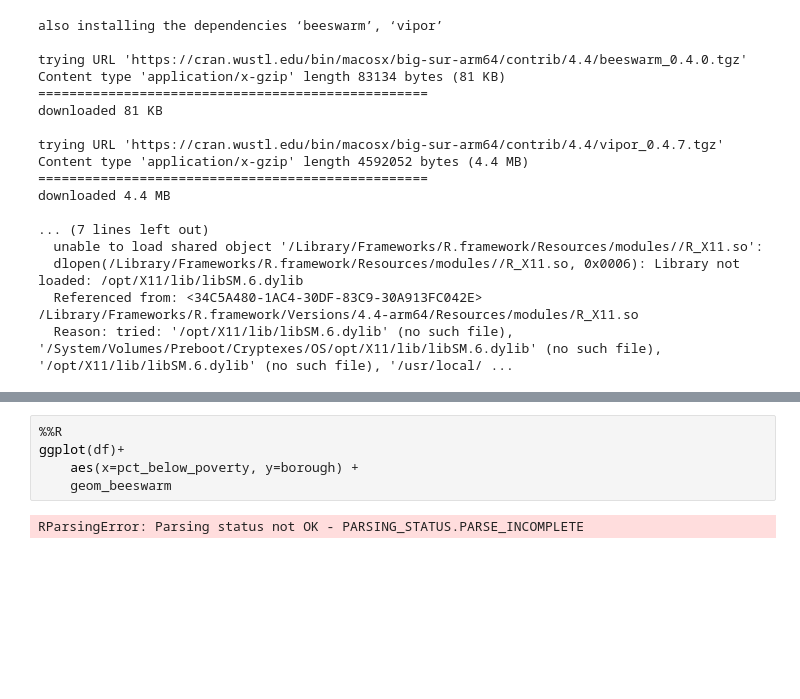
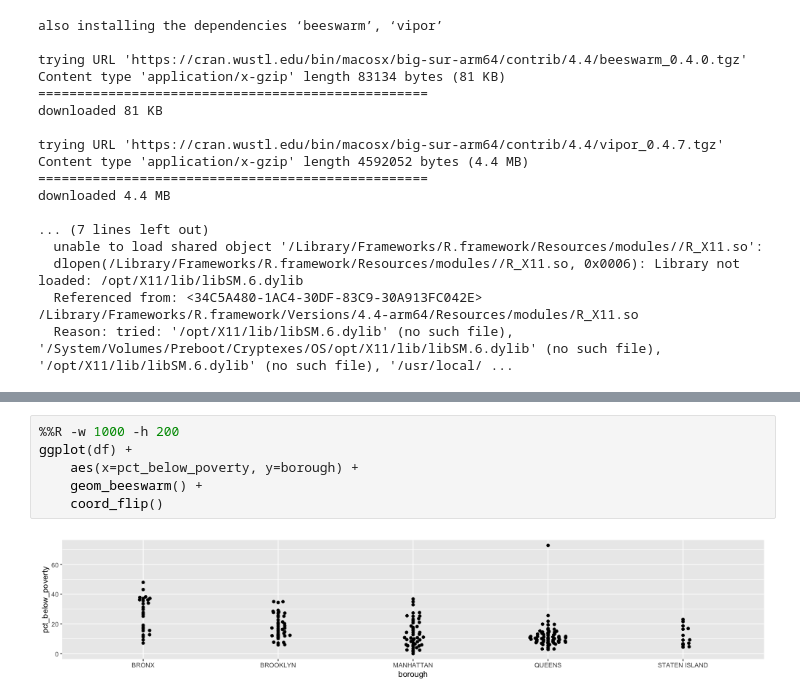
Before and after one commit to data4news/ggplot-intro-yiren54610, a Jupyter notebook: notebook-2.ipynb, the cells around one changed output, grey strips where cells are left out. Drawn from its saved outputs; the diff is of its cells as text; blank space fills up the shorter version.

```diff
--- a/notebook-2.ipynb
+++ b/notebook-2.ipynb
@@ -258,7 +274,8 @@ downloaded 4.4 MB
 # %%
-%%R
-ggplot(df)+
+%%R -w 1000 -h 200
+ggplot(df) +
     aes(x=pct_below_poverty, y=borough) +
-    geom_beeswarm
+    geom_beeswarm() +
+    coord_flip()
 # %% [output]
-RParsingError: Parsing status not OK - PARSING_STATUS.PARSE_INCOMPLETE
+[figure, added]
```
Also changed, not shown: parts of 3 cells of this notebook.
